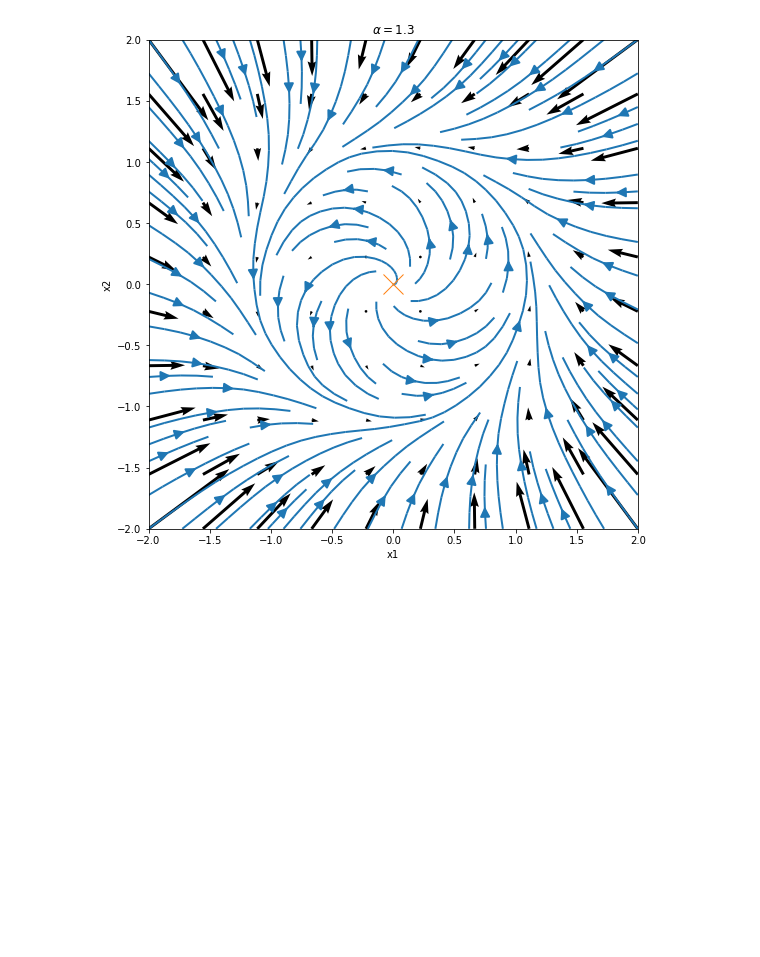
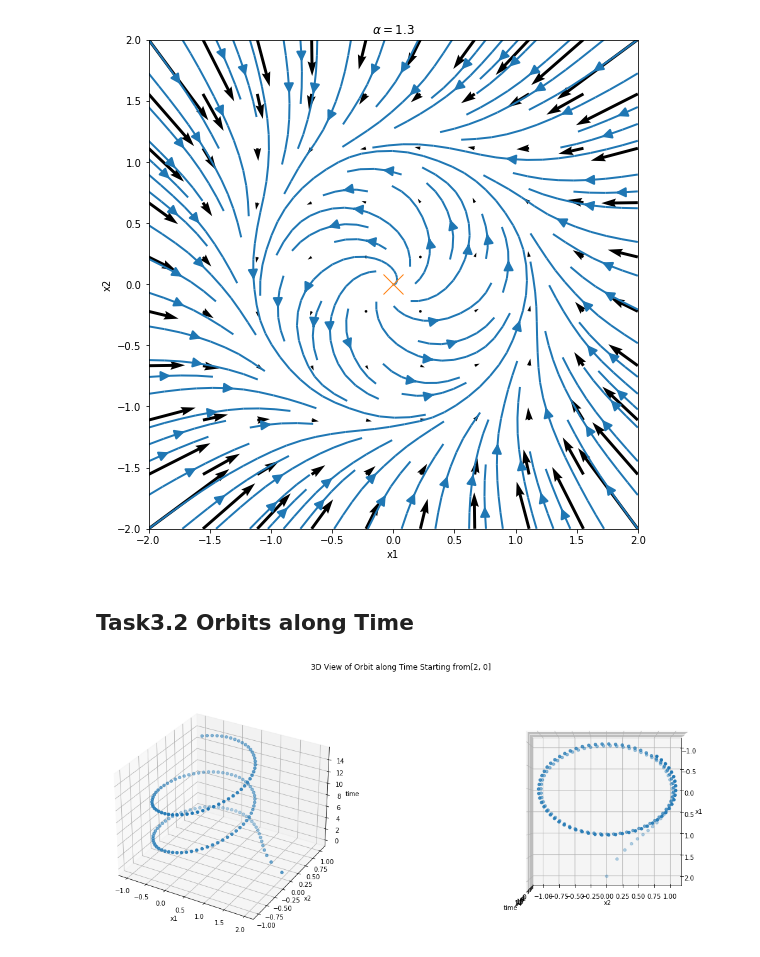
Before and after one commit to ge96rox/MLCMS03, a Jupyter notebook: Task3.ipynb, the cells around one changed output. Cells and saved outputs as stored; diff of their text form; code cells hidden in the pictures; blank space fills up the shorter version.

Commit message:
implement task 3.2

```diff
--- a/Task3.ipynb
+++ b/Task3.ipynb
@@ -23,3 +23,9 @@ alpha = 1.3
 plot_phase_potrait_Andronov_Hopf(alpha)
 # %% [output]
 [figure]
+# %% [markdown]
+## Task3.2 Orbits along Time
+# %%
+plot_orbit_with_time([2,0])
+# %% [output]
+[figure, added]
```
Also changed, not shown: parts of 3 cells of this notebook, 1 other file.
